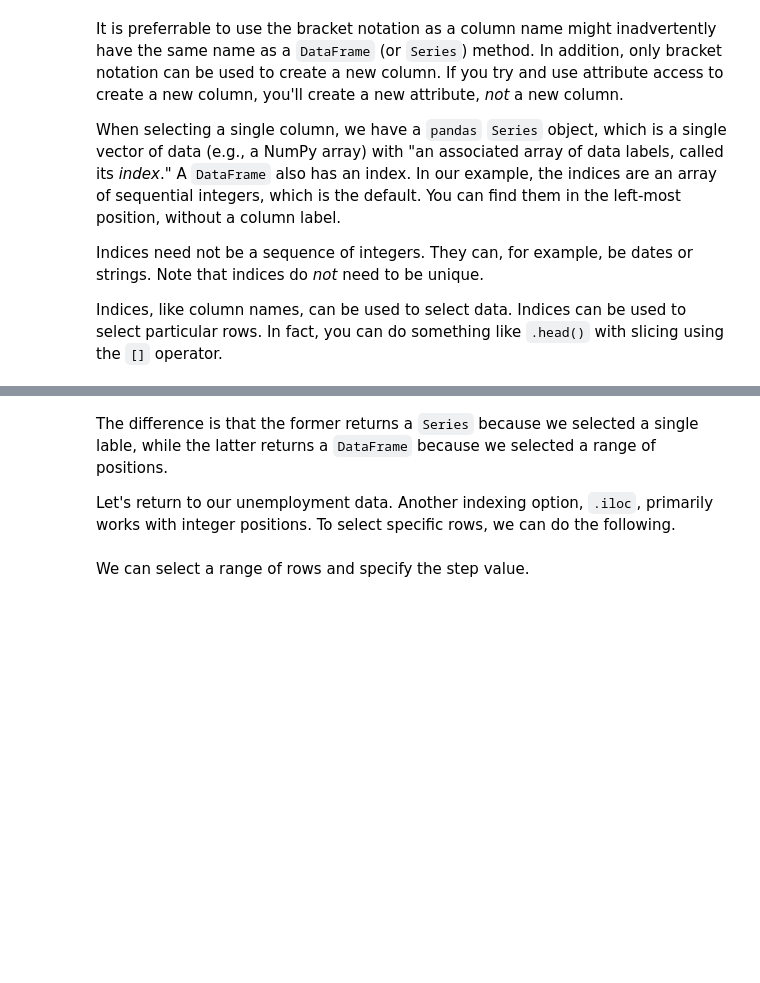
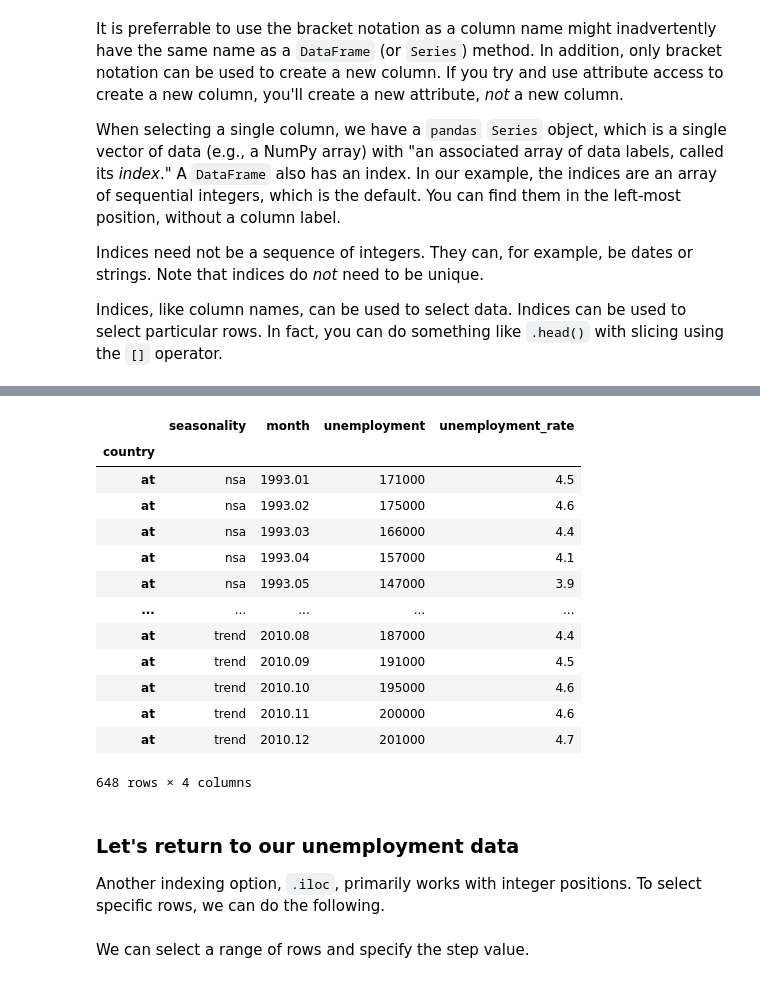
Before and after one commit to iftachamir/pythonclass, a Jupyter notebook: Class 11/introduction-to-pandas.ipynb, the cells around one changed output, grey strips where cells are left out. Drawn from its saved outputs; the diff is of its cells as text; code cells hidden in the pictures; blank space fills up the shorter version.

```diff
--- a/Class 11/introduction-to-pandas.ipynb
+++ b/Class 11/introduction-to-pandas.ipynb
@@ -154,0 +180,4 @@ bacteria[2:3]
+# %%
+temp_unemployment = unemployment
+temp_unemployment.set_index('country', inplace=True)
+temp_unemployment.head()
@@ -155,7 +192,23 @@ bacteria[2:3]
+# %%
+temp_unemployment.loc['at']
+# %% [output]
+|  | seasonality | month | unemployment | unemployment_rate |
+| country |  |  |  |  |
+| at | nsa | 1993.01 | 171000 | 4.5 |
+| at | nsa | 1993.02 | 175000 | 4.6 |
+| at | nsa | 1993.03 | 166000 | 4.4 |
+| at | nsa | 1993.04 | 157000 | 4.1 |
+| at | nsa | 1993.05 | 147000 | 3.9 |
+| ... | ... | ... | ... | ... |
+| at | trend | 2010.08 | 187000 | 4.4 |
+| at | trend | 2010.09 | 191000 | 4.5 |
+| at | trend | 2010.10 | 195000 | 4.6 |
+| at | trend | 2010.11 | 200000 | 4.6 |
+| at | trend | 2010.12 | 201000 | 4.7 |
+648 rows × 4 columns
 # %% [markdown]
-The difference is that the former returns a `Series` because we selected a single lable, while the latter returns a `DataFrame` because we selected a range of positions.
-
-Let's return to our unemployment data. Another indexing option, `.iloc`, primarily works with integer positions. To select specific rows, we can do the following.
+### Let's return to our unemployment data
+Another indexing option, `.iloc`, primarily works with integer positions. To select specific rows, we can do the following.
 # %%
 unemployment.iloc[[1, 5, 6, 9]]
 # %% [markdown]
```
Also changed, not shown: parts of 50 cells of this notebook, 1 other file.
